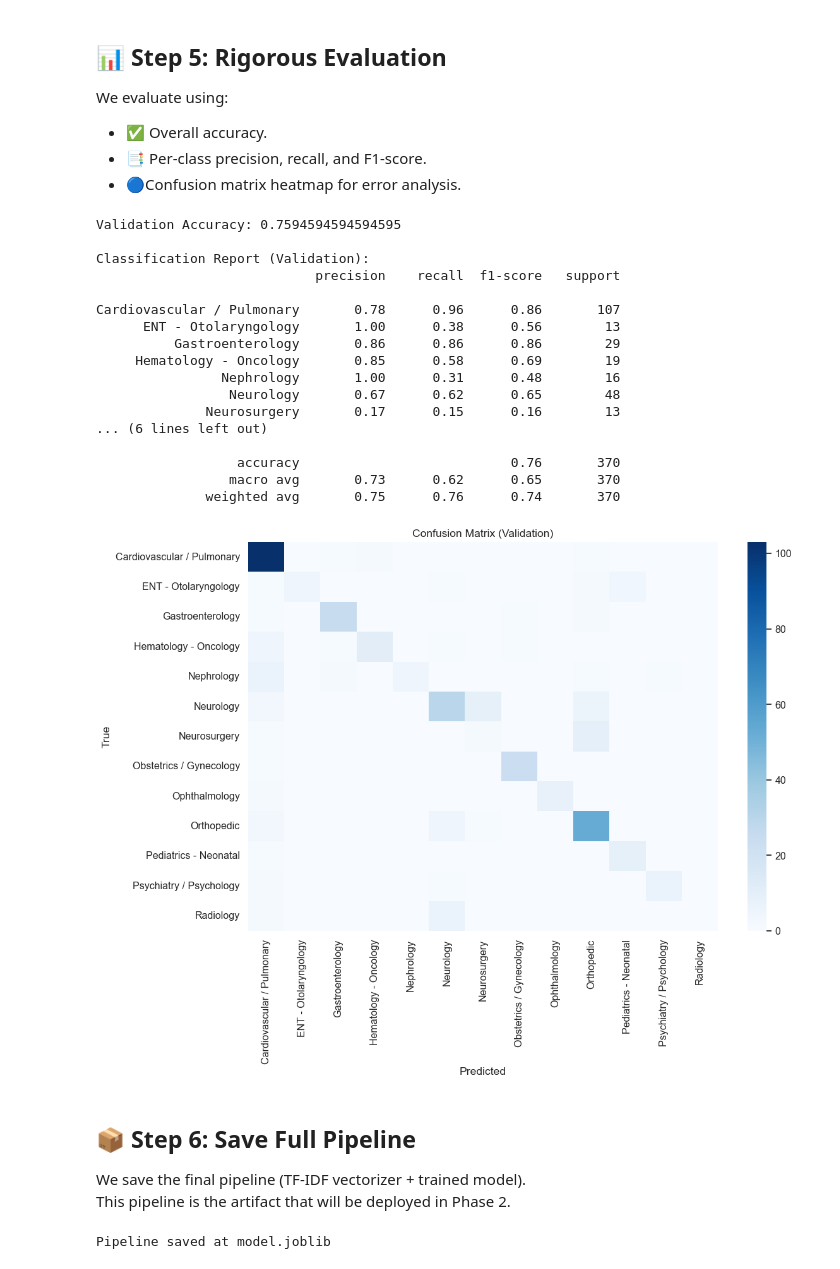
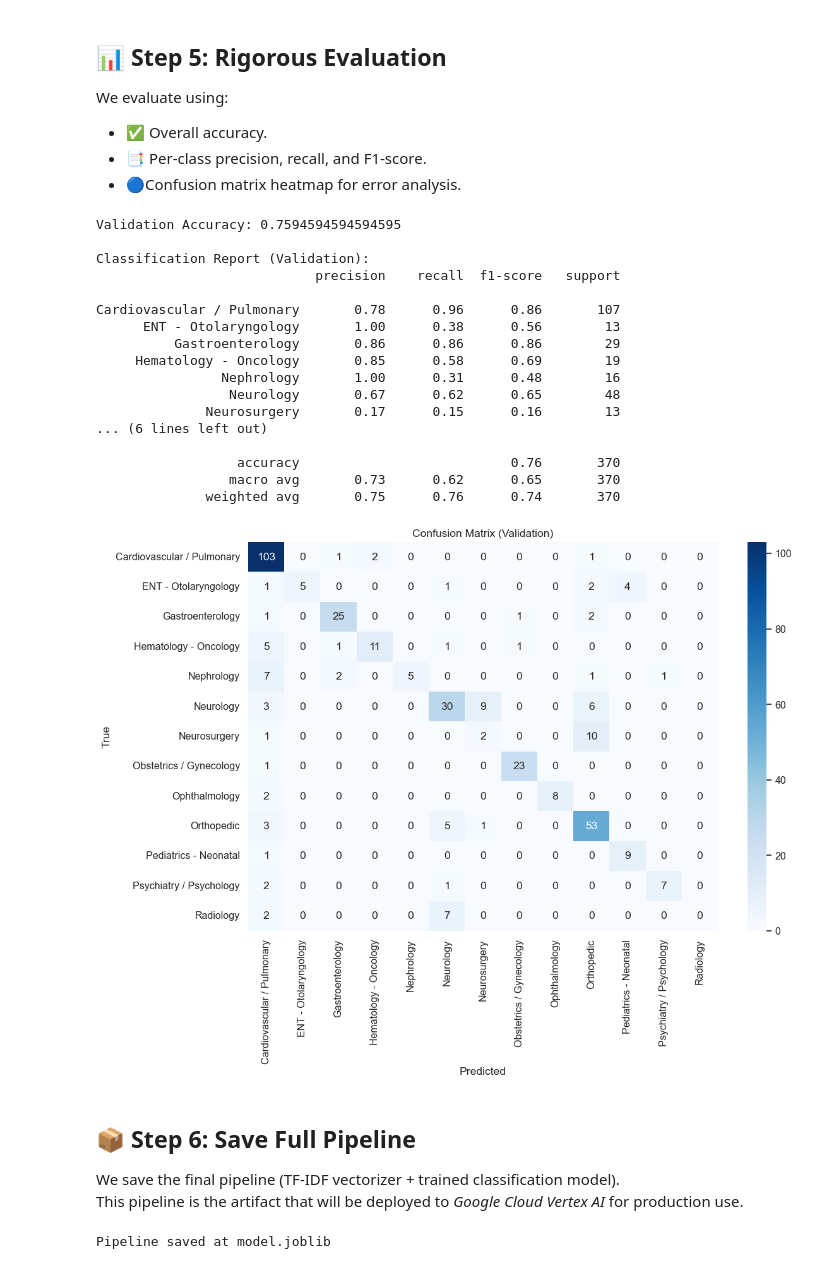
Before and after one commit to senumiminodya/axora-medarchive-solution, a Jupyter notebook: 2_classification_modeling.ipynb, the cells around one changed output. Drawn from its saved outputs; the diff is of its cells as text; code cells hidden in the pictures.

Commit message:
Add some markdowns and finalize the code

```diff
--- a/2_classification_modeling.ipynb
+++ b/2_classification_modeling.ipynb
@@ -137,6 +135,7 @@ We evaluate using:
 - 📑 Per-class precision, recall, and F1-score.
 - 🔵Confusion matrix heatmap for error analysis.
 # %%
+# Predictions
 y_val_pred = clf.predict(X_val)
 
 # Accuracy
@@ -145,40 +144,40 @@ print("Validation Accuracy:", accuracy_score(y_val, y_val_pred))
 # Classification report
 print("\nClassification Report (Validation):")
 print(classification_report(y_val, y_val_pred))
 
 # Confusion matrix
 cm = confusion_matrix(y_val, y_val_pred, labels=clf.classes_)
 plt.figure(figsize=(12,8))
-sns.heatmap(cm, annot=False, cmap="Blues",
+sns.heatmap(cm, annot=True, fmt="d", cmap="Blues",
             xticklabels=clf.classes_, yticklabels=clf.classes_)
 plt.title("Confusion Matrix (Validation)")
 plt.xlabel("Predicted")
 plt.ylabel("True")
 plt.show()
 # %% [output]
 Validation Accuracy: 0.7594594594594595
 
 Classification Report (Validation):
                             precision    recall  f1-score   support
 
 Cardiovascular / Pulmonary       0.78      0.96      0.86       107
       ENT - Otolaryngology       1.00      0.38      0.56        13
           Gastroenterology       0.86      0.86      0.86        29
      Hematology - Oncology       0.85      0.58      0.69        19
                 Nephrology       1.00      0.31      0.48        16
                  Neurology       0.67      0.62      0.65        48
               Neurosurgery       0.17      0.15      0.16        13
 ... (6 lines left out)
 
                   accuracy                           0.76       370
                  macro avg       0.73      0.62      0.65       370
               weighted avg       0.75      0.76      0.74       370
-[figure, old version]
+[figure, new version]
 # %% [markdown]
 ## 📦 Step 6: Save Full Pipeline
 
-We save the final pipeline (TF-IDF vectorizer + trained model).
-This pipeline is the artifact that will be deployed in Phase 2.
+We save the final pipeline (TF-IDF vectorizer + trained classification model).
+This pipeline is the artifact that will be deployed to *Google Cloud Vertex AI* for production use.
 # %%
 pipeline = Pipeline([
     ("tfidf", vectorizer),
```
Also changed, not shown: parts of 3 cells of this notebook, 6 other files.
